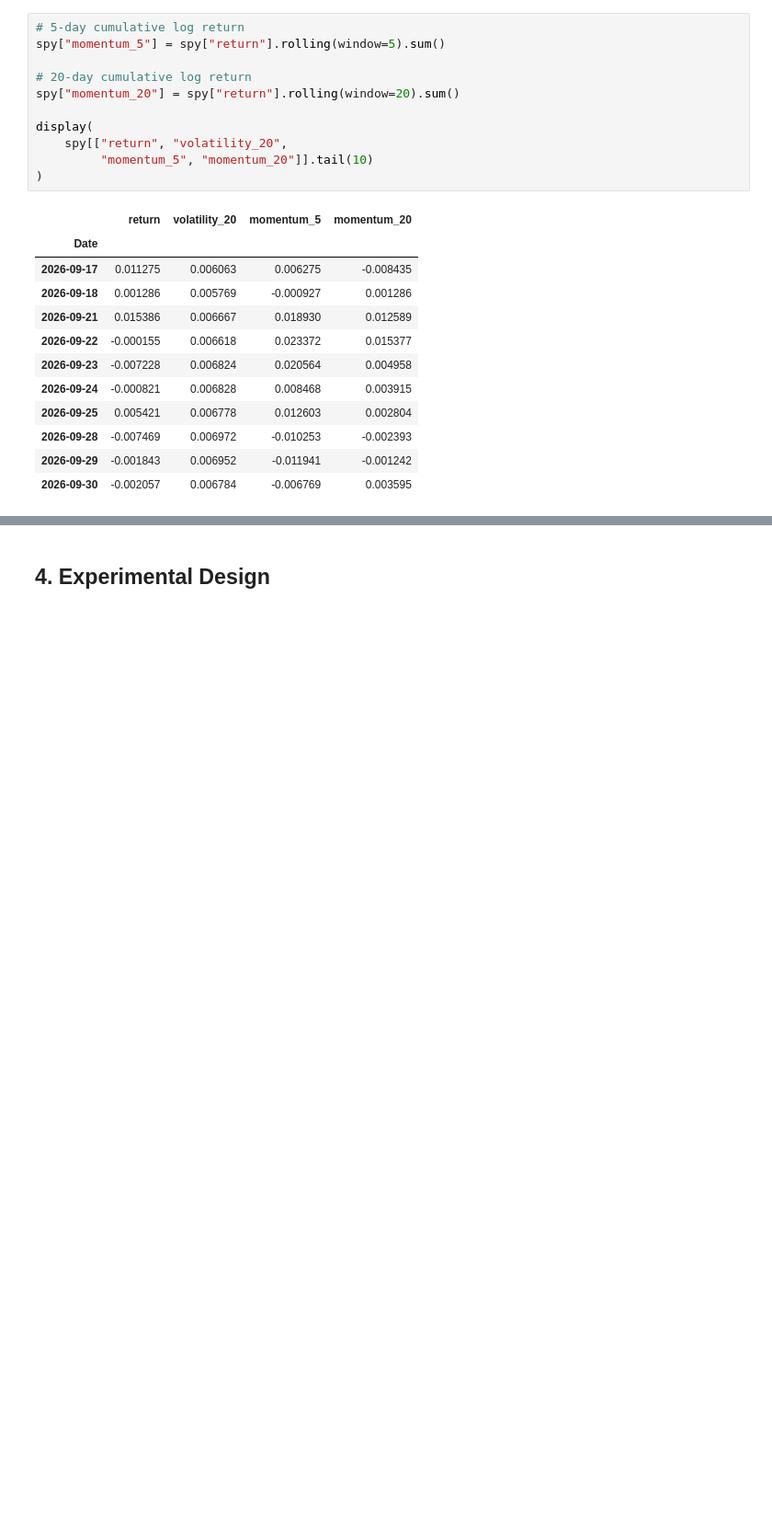
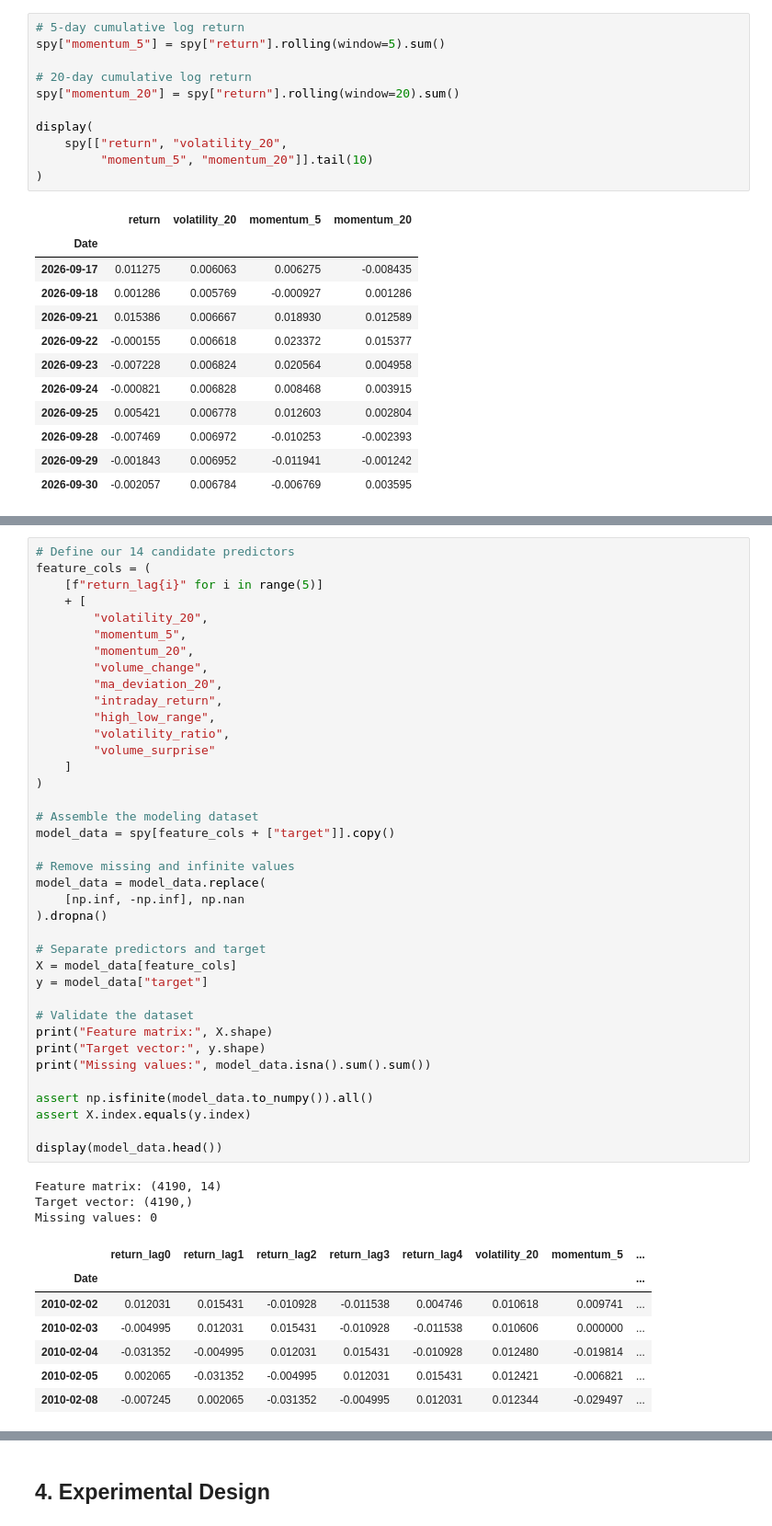
Before and after one commit to minjee-kim/financial-forecasting, a Jupyter notebook: analysis.ipynb, the cells around one changed output, grey strips where cells are left out. Shown at 92% size. Saved outputs shown, nothing was run; the diff lists cells and outputs as text; blank space fills up the shorter version.

```diff
--- a/analysis.ipynb
+++ b/analysis.ipynb
@@ -748,0 +886,49 @@ display(
+# %%
+# Define our 14 candidate predictors
+feature_cols = (
+    [f"return_lag{i}" for i in range(5)]
+    + [
+        "volatility_20",
+        "momentum_5",
+        "momentum_20",
+        "volume_change",
+        "ma_deviation_20",
+        "intraday_return",
+        "high_low_range",
+        "volatility_ratio",
+        "volume_surprise"
+    ]
+)
+
+# Assemble the modeling dataset
+model_data = spy[feature_cols + ["target"]].copy()
+
+# Remove missing and infinite values
+model_data = model_data.replace(
+    [np.inf, -np.inf], np.nan
+).dropna()
+
+# Separate predictors and target
+X = model_data[feature_cols]
+y = model_data["target"]
+
+# Validate the dataset
+print("Feature matrix:", X.shape)
+print("Target vector:", y.shape)
+print("Missing values:", model_data.isna().sum().sum())
+
+assert np.isfinite(model_data.to_numpy()).all()
+assert X.index.equals(y.index)
+
+display(model_data.head())
+# %% [output]
+Feature matrix: (4190, 14)
+Target vector: (4190,)
+Missing values: 0
+|  | return_lag0 | return_lag1 | return_lag2 | return_lag3 | return_lag4 | volatility_20 | momentum_5 | ... |
+| Date |  |  |  |  |  |  |  | ... |
+| 2010-02-02 | 0.012031 | 0.015431 | -0.010928 | -0.011538 | 0.004746 | 0.010618 | 0.009741 | ... |
+| 2010-02-03 | -0.004995 | 0.012031 | 0.015431 | -0.010928 | -0.011538 | 0.010606 | 0.000000 | ... |
+| 2010-02-04 | -0.031352 | -0.004995 | 0.012031 | 0.015431 | -0.010928 | 0.012480 | -0.019814 | ... |
+| 2010-02-05 | 0.002065 | -0.031352 | -0.004995 | 0.012031 | 0.015431 | 0.012421 | -0.006821 | ... |
+| 2010-02-08 | -0.007245 | 0.002065 | -0.031352 | -0.004995 | 0.012031 | 0.012344 | -0.029497 | ... |
```
Also changed, not shown: parts of 6 cells of this notebook.
